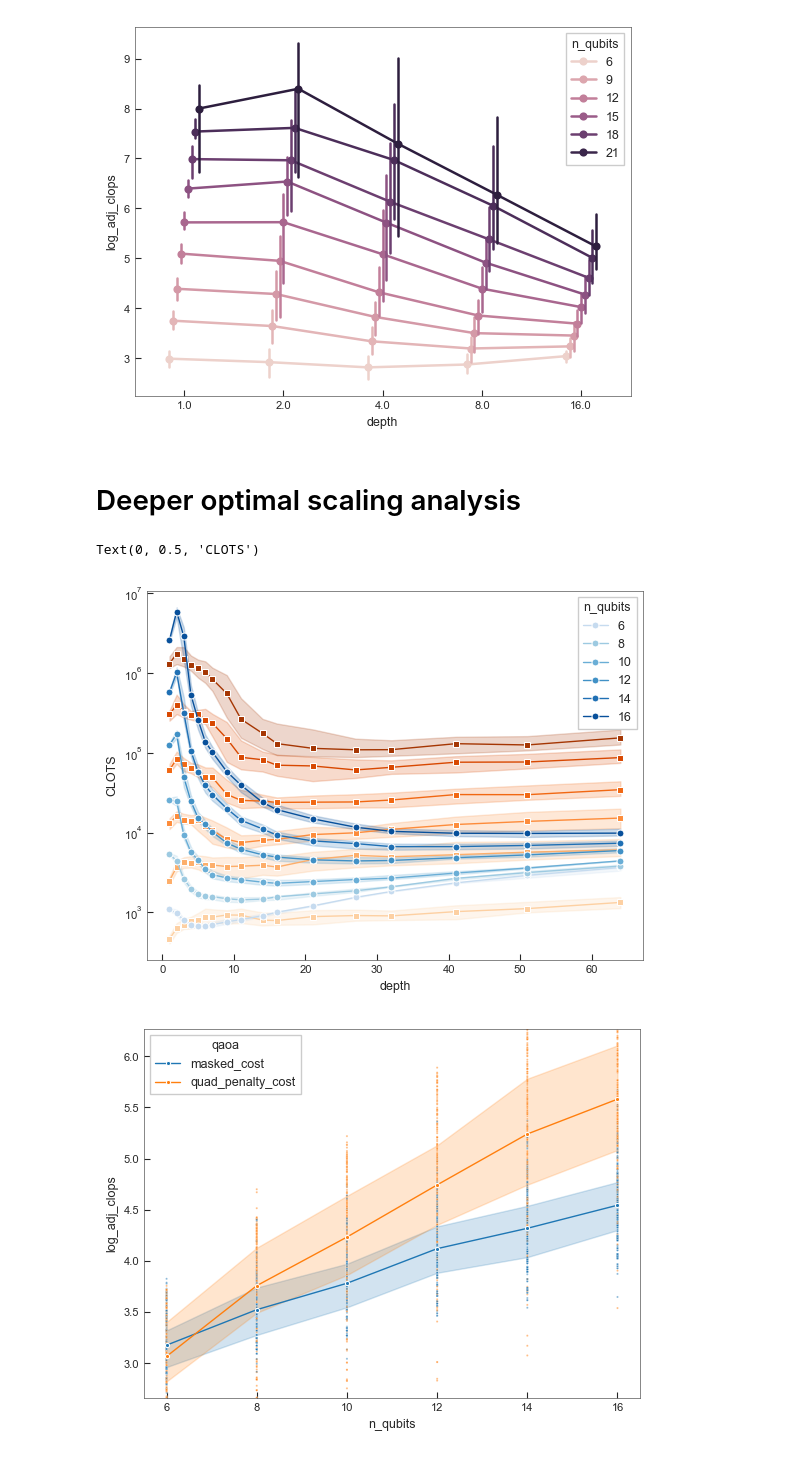
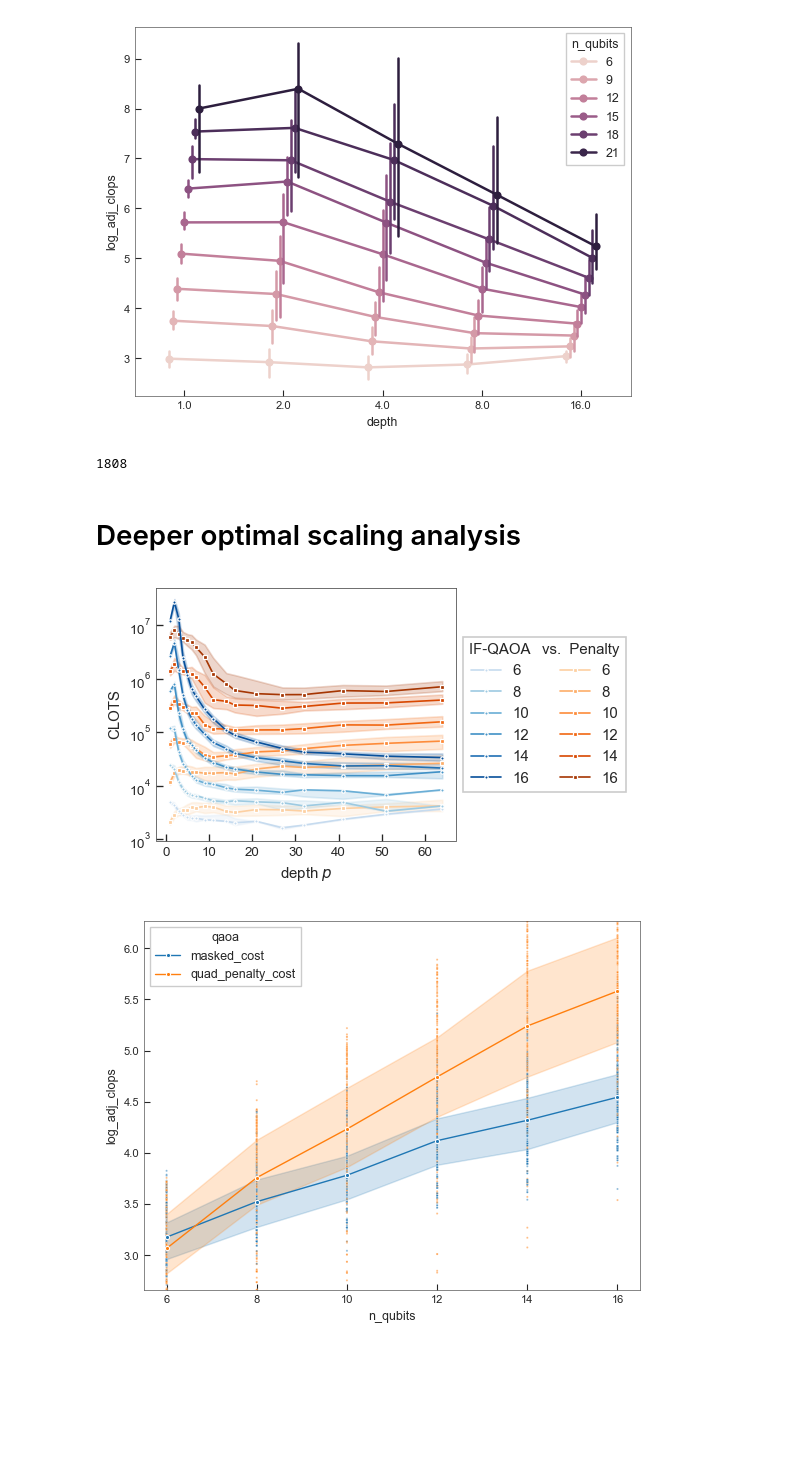
Before and after one commit to dbucher97/fast-qaoa-c, a Jupyter notebook: notebooks/eval/int_analysis.ipynb, the cells around one changed output. Saved outputs shown, nothing was run; the diff lists cells and outputs as text; code cells hidden in the pictures; blank space fills up the shorter version.

```diff
--- a/notebooks/eval/int_analysis.ipynb
+++ b/notebooks/eval/int_analysis.ipynb
@@ -265,6 +265,10 @@ sns.pointplot(df.query("qaoa == 'masked_cost'"), x="depth", y="log_adj_clops", h
 # %% [output]
 <Axes: xlabel='depth', ylabel='log_adj_clops'>
 [figure]
+# %%
+df.query("n_qubits == 22").clops.max()
+# %% [output]
+1808
 # %% [markdown]
 # Deeper optimal scaling analysis
 # %%
@@ -274,22 +278,34 @@ df2 = df2.query("n_qubits < 18")
 # %%
 add_lengths_to_df(df2, IntegerKnapsack)
 # %%
-df2["adj_clops"] = df2.clops * np.ceilnp.log(0.01) / np.log(1 - df2.p_opt)
+df2["adj_clops"] = df2.clops * np.ceil(np.log(0.01) / np.log(1 - df2.p_opt))
 df2["log_adj_clops"] = np.log10(df2.adj_clops)
 # %%
+_, ax = qp.plot_setup(aspect_ratio=0.85)
+
 # sns.lineplot(df2.query("qaoa == 'masked_cost'"), x="depth", y="adj_clops", hue="n_qubits", errorbar=("pi", 50), marker="o", palette="Blues")
 p = sns.color_palette("Oranges", 7)[1:]
-sns.lineplot(df2.query("qaoa == 'quad_penalty_cost'"), x="depth", y="adj_clops", hue="n_qubits", palette=p, legend=False, marker="s", markersize=5, estimator=np.median)
+sns.lineplot(df2.query("qaoa == 'quad_penalty_cost'"), x="depth", y="adj_clops", hue="n_qubits", palette=p, legend=True, marker="s", markersize=2, estimator=np.median)
+
 p = sns.color_palette("Blues", 7)[1:]
-sns.lineplot(df2.query("qaoa == 'masked_cost'"), x="depth", y="adj_clops", hue="n_qubits", palette=p, marker="o", markersize=5, estimator=np.median)
+tgt = sns.lineplot(df2.query("qaoa == 'masked_cost'"), x="depth", y="adj_clops", hue="n_qubits", palette=p, marker="o", markersize=2, estimator=np.median)
+
 
 plt.yscale("log")
 plt.ylabel("CLOTS")
 
+plt.xlabel("depth $p$")
+
 # plt.xlim(0, 32)
+x, y = ax.get_legend_handles_labels()
+ax.legend_.remove()
+
+
+ax.legend(x[6:] + x[:6], y, ncols=2, title="IF-QAOA   vs.  Penalty", loc="center left", bbox_to_anchor=(1, 0.5))
+
+plt.savefig("plots/int_clops.pdf", bbox_inches="tight", transparent=True)
 # %% [output]
-Text(0, 0.5, 'CLOTS')
-[figure, old version]
+[figure, new version]
 # %%
 def func(x):
     return x.iloc[x.adj_clops.argmin()]
```
Also changed, not shown: parts of 6 cells of this notebook, 10 other files.
